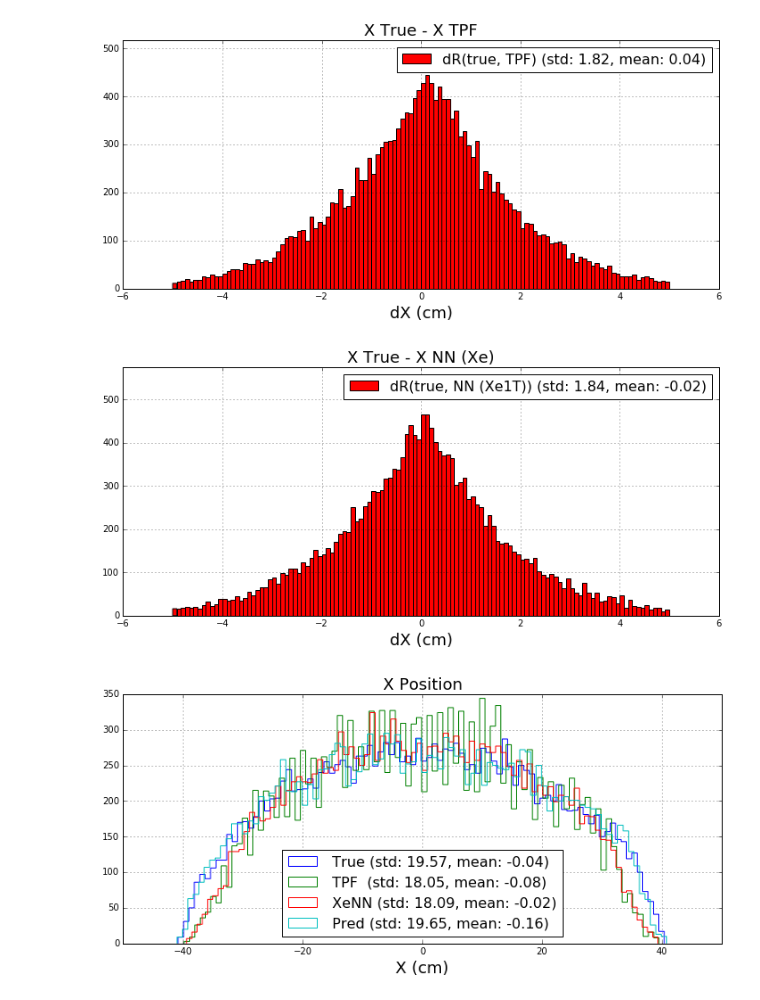
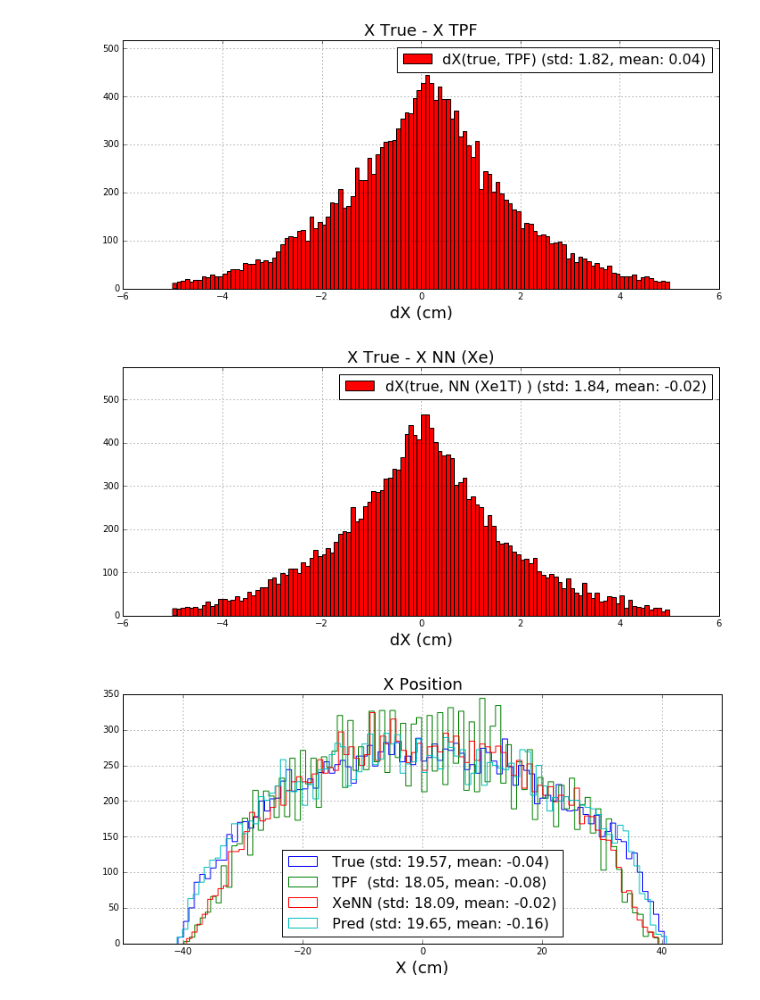
Before and after one commit to dbarg/pax_reconstruction, a Jupyter notebook: xy_resolution.ipynb, the cells around one changed output. Saved outputs shown, nothing was run; the diff lists cells and outputs as text; code cells hidden in the pictures.

```diff
--- a/xy_resolution.ipynb
+++ b/xy_resolution.ipynb
@@ -79,9 +79,9 @@ label_tpf  = '%5s (std: %.02f, mean: %.02f)' % ( 'TPF ', r_std_tpf , r_mean_tpf
 label_nn   = '%5s (std: %.02f, mean: %.02f)' % ( 'XeNN', r_std_nn  , r_mean_nn   )
 label_pred = '%5s (std: %.02f, mean: %.02f)' % ( 'Pred', r_std_pred, r_mean_pred )
 
-dr_label_true_nn   = '%5s (std: %.02f, mean: %.02f)' % ( 'dR(true, NN (Xe1T))', dr_std_true_nn  , dr_mean_true_nn   )
-dr_label_true_pred = '%5s (std: %.02f, mean: %.02f)' % ( 'dR(true, pred)'     , dr_std_true_pred, dr_mean_true_pred )
-dr_label_true_tpf  = '%5s (std: %.02f, mean: %.02f)' % ( 'dR(true, TPF)'      , dr_std_true_tpf , dr_mean_true_tpf  )
+dr_label_true_nn   = '%5s (std: %.02f, mean: %.02f)' % ( 'dX(true, NN (Xe1T) )', dr_std_true_nn  , dr_mean_true_nn   )
+dr_label_true_pred = '%5s (std: %.02f, mean: %.02f)' % ( 'dX(true, pred)'      , dr_std_true_pred, dr_mean_true_pred )
+dr_label_true_tpf  = '%5s (std: %.02f, mean: %.02f)' % ( 'dX(true, TPF)'       , dr_std_true_tpf , dr_mean_true_tpf  )
 # %%
 
 w, h = 12, 5
@@ -93,7 +93,7 @@ w, h = 12, 5
 f = plt.figure(figsize=(w, h))
 plt.hist(arr_dr_true_pred, bins=dr_nbins, range=dr_range, histtype='bar', color='b', label=dr_label_true_pred)
 plt.ylim([0, 1.15*plt.gca().get_ylim()[1]])
-plt.title('R True - R Predicted (barge NN)', fontsize=18)
+plt.title('X True - X Predicted (barge NN)', fontsize=18)
 plt.xlabel('dX (cm)', fontsize=18)
 plt.legend(fontsize=16)
 plt.grid(True)
@@ -114,34 +114,36 @@ plt.grid(True)
 
 ####################################################################################################
 # Resolution - Xe NN
 ####################################################################################################
 
 f = plt.figure(figsize=(w, h))
 plt.hist(arr_dr_true_nn , bins=dr_nbins, range=dr_range, histtype='bar', color='r', label=dr_label_true_nn)
 plt.ylim([0, 1.15*plt.gca().get_ylim()[1]])
 plt.title('X True - X NN (Xe)', fontsize=18)
 plt.xlabel('dX (cm)', fontsize=18)
 plt.legend(fontsize=16)
 plt.grid(True)
 
 
 ####################################################################################################
 # Position
 ####################################################################################################
 
 f = plt.figure(figsize=(w, h))
 plt.hist(arr_r_true, bins=r_nbins, fill=False, histtype='step', label=label_true)
 plt.hist(arr_r_tpf , bins=r_nbins, fill=False, histtype='step', label=label_tpf )
 plt.hist(arr_r_nn  , bins=r_nbins, fill=False, histtype='step', label=label_nn  )
 plt.hist(arr_r_pred, bins=r_nbins, fill=False, histtype='step', label=label_pred)
 plt.xlabel('X (cm)', fontsize=18)
 plt.title('X Position', fontsize=18)
 plt.legend(loc='lower center', fontsize=16)
 plt.grid(True)
+
+plt.savefig('plots/xy_position.png')
 # %% [output]
 [figure]
 [figure]
-[figure, old version]
+[figure, new version]
 [figure]
 # %%
 
```
Also changed, not shown: 5 other files.
